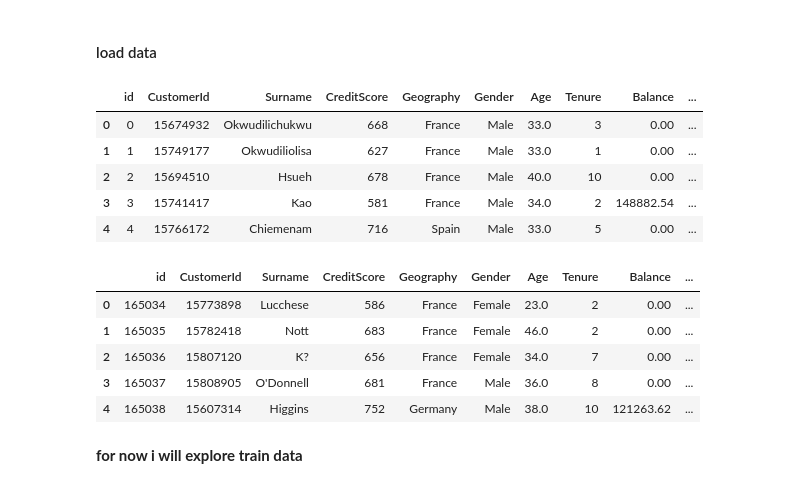
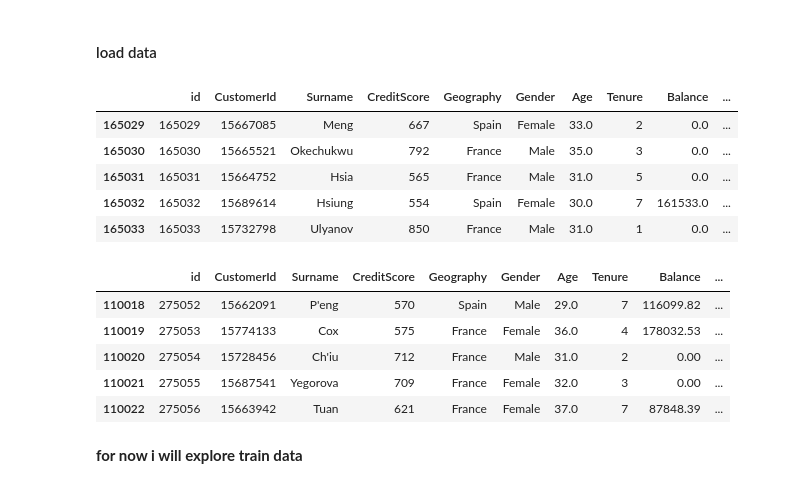
Before and after one commit to GoldenEye37/customer-churn-prediction, a Jupyter notebook: customer-churn-prediction.ipynb, the cells around one changed output. Saved outputs shown, nothing was run; the diff lists cells and outputs as text; code cells hidden in the pictures.

```diff
--- a/customer-churn-prediction.ipynb
+++ b/customer-churn-prediction.ipynb
@@ -45,25 +45,25 @@ warnings.filterwarnings("ignore") # you can change "igonre" to "default"
 # %%
 # import train data
 customer_train_data = pd.read_csv("data/playground-series-s4e/train.csv")
-customer_train_data.head()
+customer_train_data.tail()
 # %% [output]
 |  | id | CustomerId | Surname | CreditScore | Geography | Gender | Age | Tenure | Balance | ... |
-| 0 | 0 | 15674932 | Okwudilichukwu | 668 | France | Male | 33.0 | 3 | 0.00 | ... |
-| 1 | 1 | 15749177 | Okwudiliolisa | 627 | France | Male | 33.0 | 1 | 0.00 | ... |
-| 2 | 2 | 15694510 | Hsueh | 678 | France | Male | 40.0 | 10 | 0.00 | ... |
-| 3 | 3 | 15741417 | Kao | 581 | France | Male | 34.0 | 2 | 148882.54 | ... |
-| 4 | 4 | 15766172 | Chiemenam | 716 | Spain | Male | 33.0 | 5 | 0.00 | ... |
+| 165029 | 165029 | 15667085 | Meng | 667 | Spain | Female | 33.0 | 2 | 0.0 | ... |
+| 165030 | 165030 | 15665521 | Okechukwu | 792 | France | Male | 35.0 | 3 | 0.0 | ... |
+| 165031 | 165031 | 15664752 | Hsia | 565 | France | Male | 31.0 | 5 | 0.0 | ... |
+| 165032 | 165032 | 15689614 | Hsiung | 554 | Spain | Female | 30.0 | 7 | 161533.0 | ... |
+| 165033 | 165033 | 15732798 | Ulyanov | 850 | France | Male | 31.0 | 1 | 0.0 | ... |
 # %%
 # import test data
 customer_test_data = pd.read_csv("data/playground-series-s4e/test.csv")
-customer_test_data.head()
+customer_test_data.tail()
 # %% [output]
 |  | id | CustomerId | Surname | CreditScore | Geography | Gender | Age | Tenure | Balance | ... |
-| 0 | 165034 | 15773898 | Lucchese | 586 | France | Female | 23.0 | 2 | 0.00 | ... |
-| 1 | 165035 | 15782418 | Nott | 683 | France | Female | 46.0 | 2 | 0.00 | ... |
-| 2 | 165036 | 15807120 | K? | 656 | France | Female | 34.0 | 7 | 0.00 | ... |
-| 3 | 165037 | 15808905 | O'Donnell | 681 | France | Male | 36.0 | 8 | 0.00 | ... |
-| 4 | 165038 | 15607314 | Higgins | 752 | Germany | Male | 38.0 | 10 | 121263.62 | ... |
+| 110018 | 275052 | 15662091 | P'eng | 570 | Spain | Male | 29.0 | 7 | 116099.82 | ... |
+| 110019 | 275053 | 15774133 | Cox | 575 | France | Female | 36.0 | 4 | 178032.53 | ... |
+| 110020 | 275054 | 15728456 | Ch'iu | 712 | France | Male | 31.0 | 2 | 0.00 | ... |
+| 110021 | 275055 | 15687541 | Yegorova | 709 | France | Female | 32.0 | 3 | 0.00 | ... |
+| 110022 | 275056 | 15663942 | Tuan | 621 | France | Female | 37.0 | 7 | 87848.39 | ... |
 # %% [markdown]
 **for now i will explore train data**
 # %%
```
Also changed, not shown: parts of 6 cells of this notebook, 2 other files.
